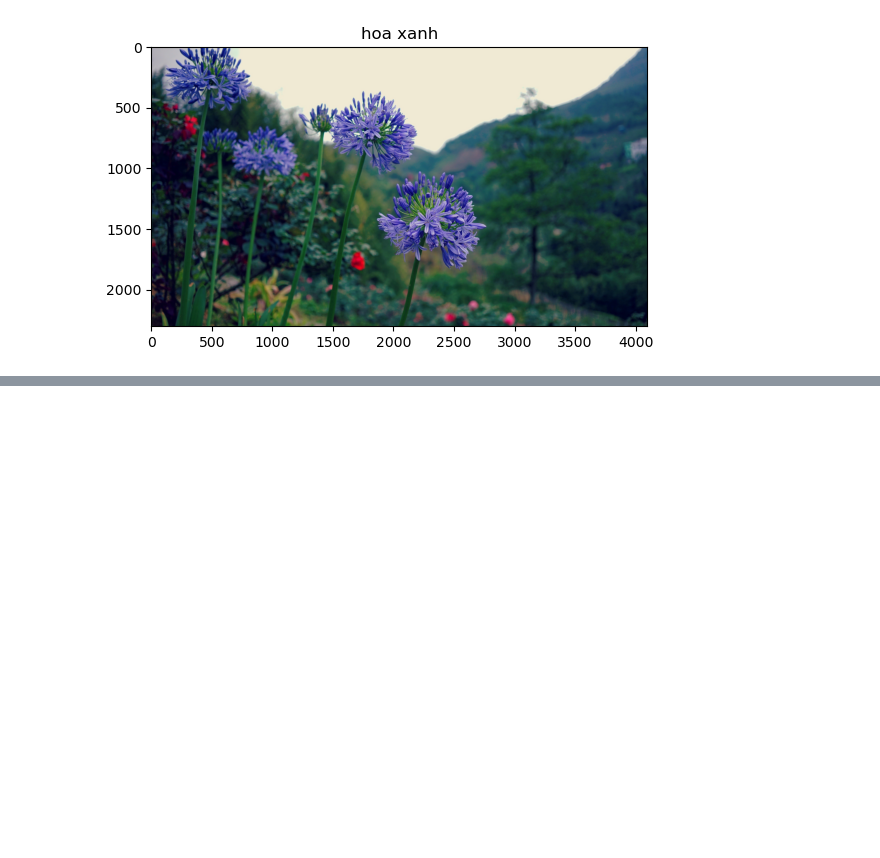
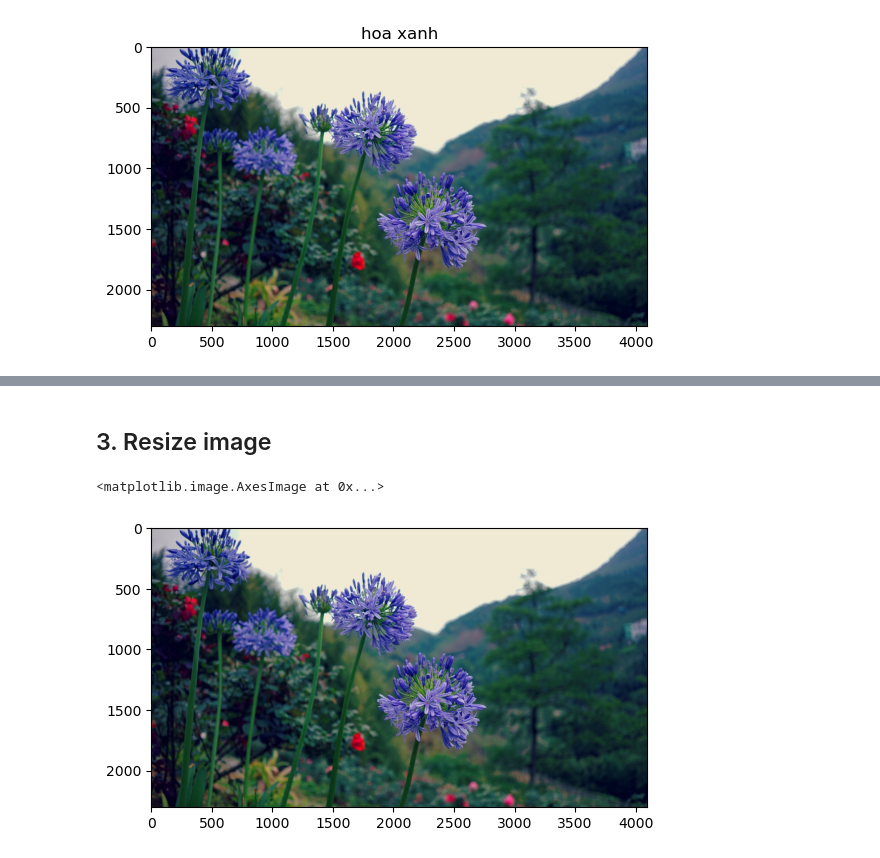
Before and after one commit to khooinguyeen/StudyAI, a Jupyter notebook: Convolutional Neural Network/Image_Processing.ipynb, the cells around one changed output, grey strips where cells are left out. Cells and saved outputs as stored; diff of their text form; code cells hidden in the pictures; blank space fills up the shorter version.

```diff
--- a/Convolutional Neural Network/Image_Processing.ipynb
+++ b/Convolutional Neural Network/Image_Processing.ipynb
@@ -31,0 +42,8 @@ Text(0.5, 1.0, 'hoa xanh')
+# %% [markdown]
+## 3. Resize image
+# %%
+resized_img = cv.resize(img, (200, 100), interpolation=cv.INTER_AREA)
+plt.imshow(img)
+# %% [output]
+<matplotlib.image.AxesImage at 0x...>
+[figure, added]
```
Also changed, not shown: parts of 21 cells of this notebook, 1 other file.
